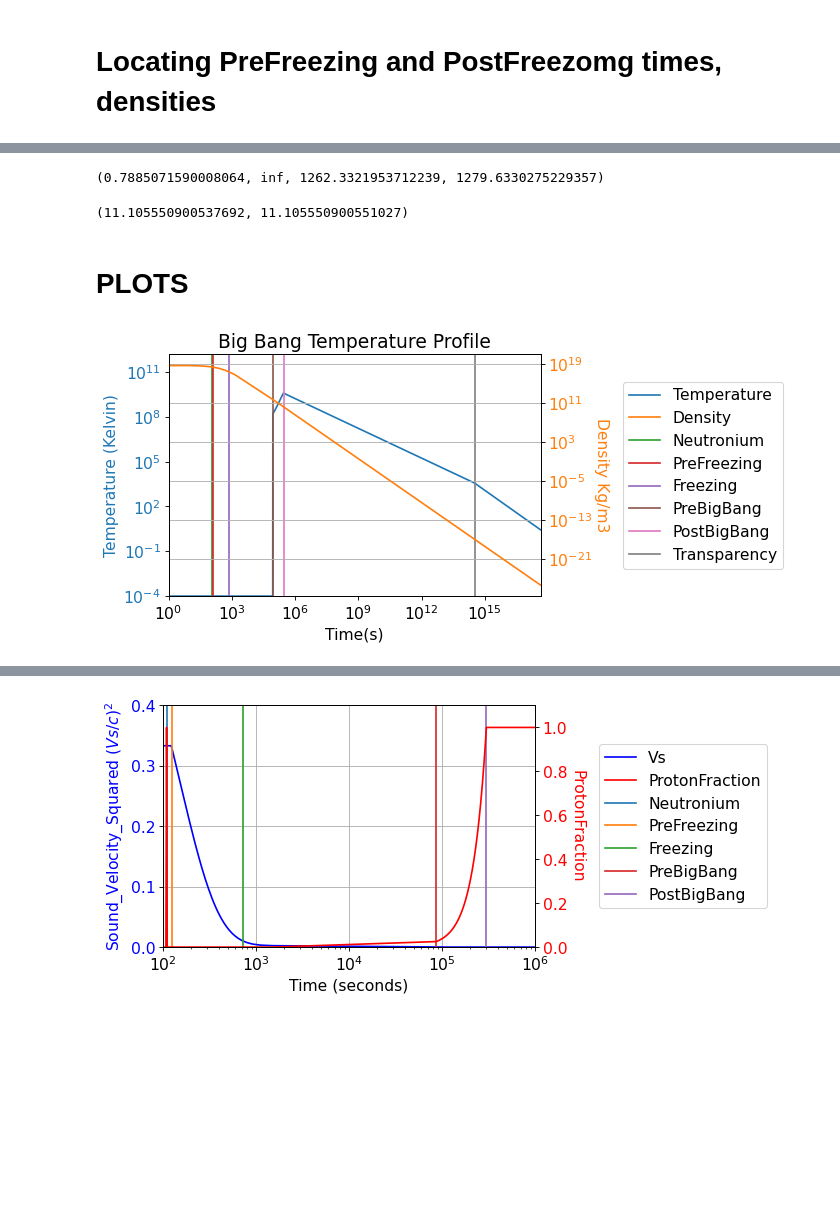
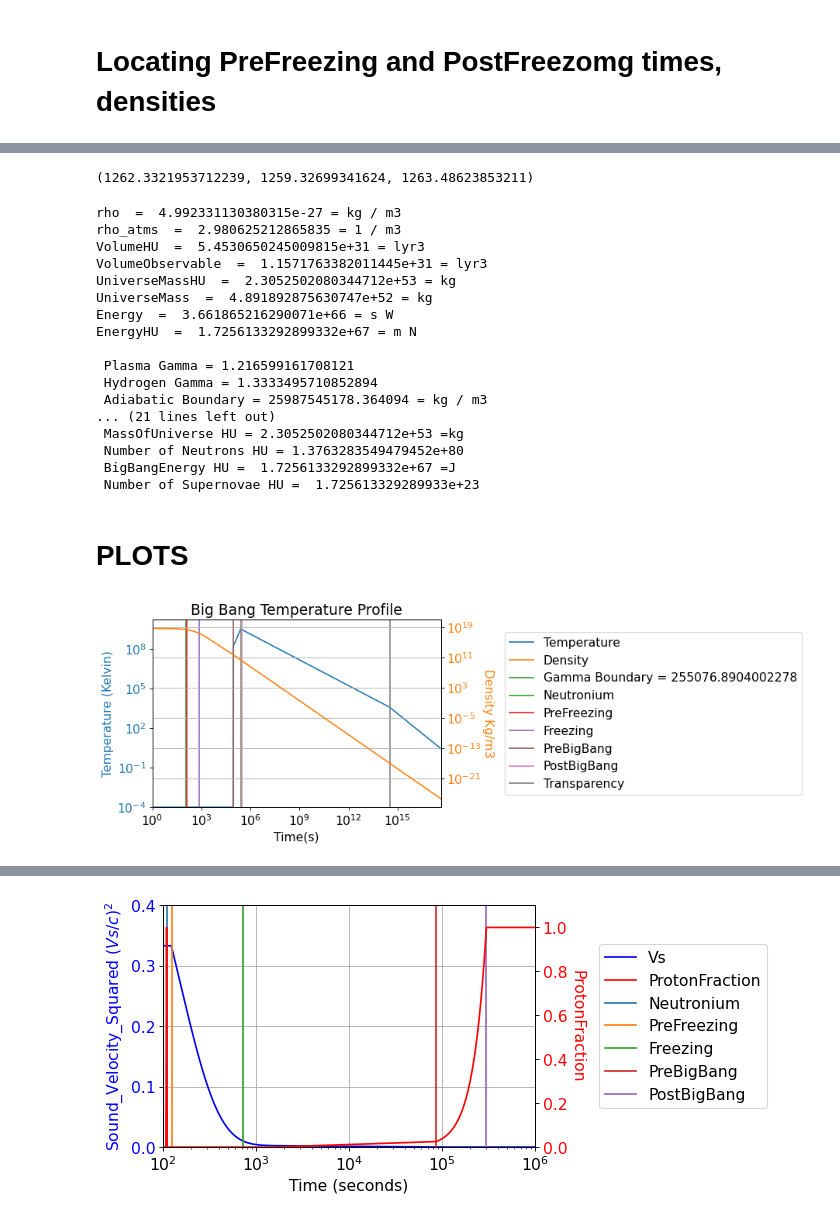
Before and after one commit to ny2292000/CMB_HU, a Jupyter notebook: AAA_BlackholiumUniverseFunction_20211120.ipynb, the cells around one changed output, grey strips where cells are left out. Drawn from its saved outputs; the diff is of its cells as text; code cells hidden in the pictures; blank space fills up the shorter version.

```diff
--- a/AAA_BlackholiumUniverseFunction_20211120.ipynb
+++ b/AAA_BlackholiumUniverseFunction_20211120.ipynb
@@ -92,14 +116,29 @@ myU.x_Seq
 # %%
 # This simple optimization recovered both the current temperature (2.725 Kelvin) and the
 # temperature at transparency (3487) for a redshift of 3487/2.725=1279
-
-myU.densityPostBigBang/2.77231117e-08 ,  3443/myU.y_Seq.loc["densityAtTransparency", "Temperature"], myU.z_transparency, 3487/2.725
+myU.z_transparency, 3443/2.734, 3443/2.725
 # %% [output]
-(0.7885071590008064, inf, 1262.3321953712239, 1279.6330275229357)
+(1262.3321953712239, 1259.32699341624, 1263.48623853211)
 # %%
-myU.createReport(filename="./ObservableUniverse.xls")
+myU.createReport(filename="./AllUniverse.xls")
 # %% [output]
-(11.105550900537692, 11.105550900551027)
+rho  =  4.992331130380315e-27 = kg / m3
+rho_atms  =  2.980625212865835 = 1 / m3
+VolumeHU  =  5.4530650245009815e+31 = lyr3
+VolumeObservable  =  1.1571763382011445e+31 = lyr3
+UniverseMassHU  =  2.3052502080344712e+53 = kg
+UniverseMass  =  4.891892875630747e+52 = kg
+Energy  =  3.661865216290071e+66 = s W
+EnergyHU  =  1.7256133292899332e+67 = m N
+
+ Plasma Gamma = 1.216599161708121
+ Hydrogen Gamma = 1.3333495710852894
+ Adiabatic Boundary = 25987545178.364094 = kg / m3
+... (21 lines left out)
+ MassOfUniverse HU = 2.3052502080344712e+53 =kg
+ Number of Neutrons HU = 1.3763283549479452e+80
+ BigBangEnergy HU =  1.7256133292899332e+67 =J
+ Number of Supernovae HU =  1.725613329289933e+23
 # %% [markdown]
 # PLOTS
 # %%
@@ -124,7 +163,7 @@ x_Seq=myU.y_Seq.iloc[1:-1:]
 ax=myU.df.plot(x="t", y="Temperature", logx=True, logy=True, legend=False, color=colors[0])
 partOfLegend =((x_Seq.t-tmin)*(x_Seq.t-tmax)<=0)
 ax.set_xlim(tmin,tmax)
-ax.set_ylim(1E-4,1.5E12)
+ax.set_ylim(1E-4,1.5E10)
 ax.set_title("Big Bang Temperature Profile")
 ax.set_xlabel("Time(s)")
 ax.set_ylabel("Temperature (Kelvin)", c=colors[0])
@@ -132,32 +171,32 @@ ax1=plt.twinx(ax)
 myU.df.plot(x="t", y="Density", logx=True, logy=True, legend=False, ax=ax1, color=colors[1])
 # ax1.set_ylim(1E-2,None)
 ax1.set_ylabel("Density Kg/m3",color=colors[1], rotation=270,labelpad=15)
 
 ##########################################################
 # x coordinates for the lines
 x_Seq=myU.y_Seq.iloc[1:-1:]
 xnames=[]
 xcoords =[]
 for x, t, includeit in zip(x_Seq.index, x_Seq.t, partOfLegend):
     if includeit:
         xnames.append(x.replace("density","").replace("At",""))
         xcoords.append(t)
 
 # colors for the lines
 ax.axvline(label="Density", c=colors[1])
-
+ax.axvline(myU.boundaryadiabatic_t, label="Gamma Boundary = {}".format(myU.boundaryadiabatic_t), c=colors[2])
 
 for xc,c, name in zip(xcoords,colors[2:len(xnames)+2], xnames):
     if (tmin <= xc):
         ax.axvline(x=xc, label=name, c=c)
 lgd = ax.legend(loc='center left', bbox_to_anchor=(1.2, 0.5))
 ##########################################################
 
 plt.grid(True)
 for tl in ax1.get_yticklabels():
     tl.set_color(colors[1])
 for tl in ax.get_yticklabels():
     tl.set_color(colors[0])
 plt.savefig(imgAddress + "TemperatureProfileNotLog.png", bbox_extra_artists=(lgd,), bbox_inches='tight')
 # %% [output]
-[figure, old version]
+[figure, new version]
```
Also changed, not shown: parts of 27 cells of this notebook, 4 other files.
